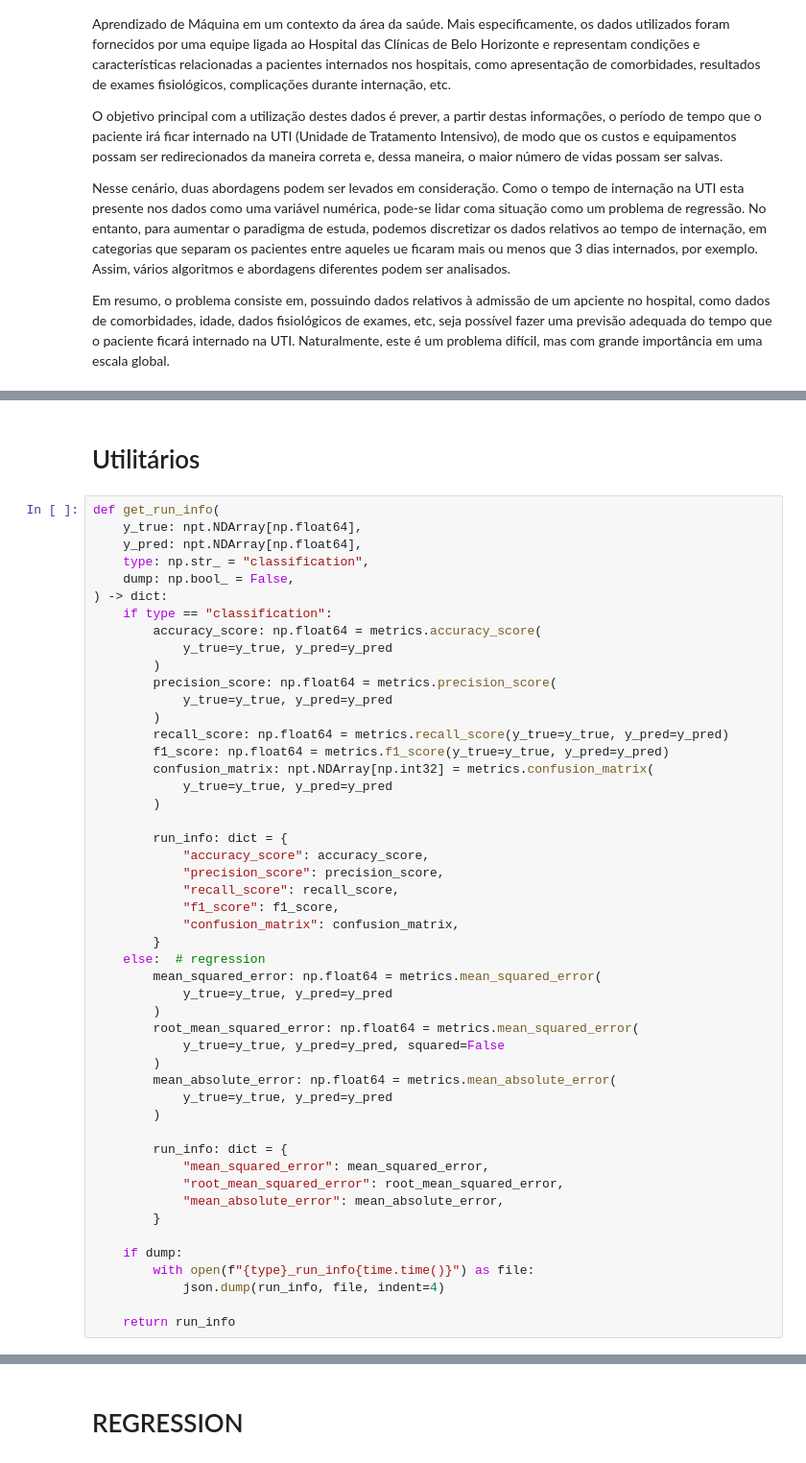
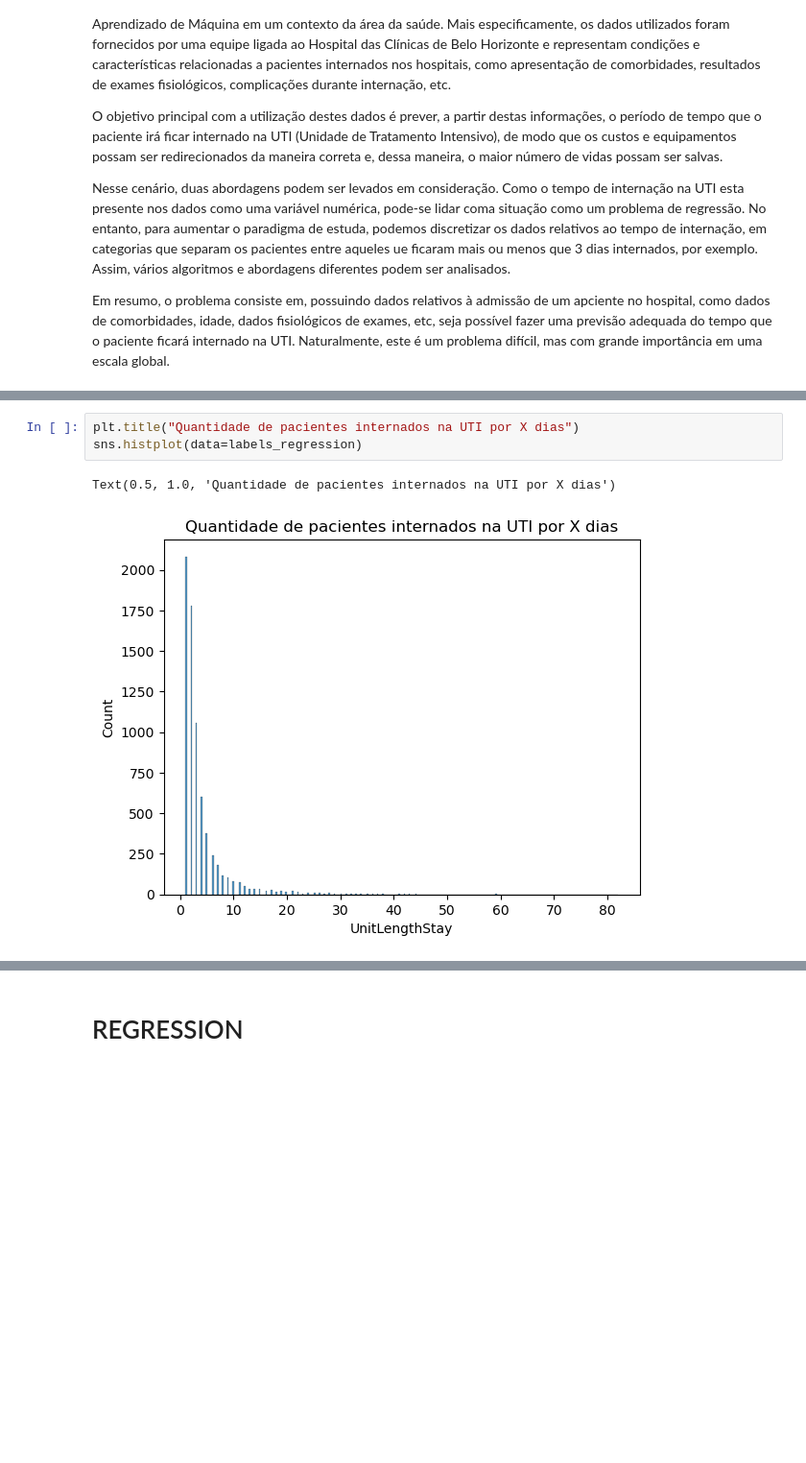
Before and after one commit to lframosferreira/ml-final-project, a Jupyter notebook: main.ipynb, the cells around one changed output, grey strips where cells are left out. Shown at 96% size. Drawn from its saved outputs; the diff is of its cells as text; blank space fills up the shorter version.

```diff
--- a/main.ipynb
+++ b/main.ipynb
@@ -92,51 +169,6 @@ plt.hist(labels_regression)
-# %% [markdown]
-# Utilitários
-# %%
-def get_run_info(
-    y_true: npt.NDArray[np.float64],
-    y_pred: npt.NDArray[np.float64],
-    type: np.str_ = "classification",
-    dump: np.bool_ = False,
-) -> dict:
-    if type == "classification":
-        accuracy_score: np.float64 = metrics.accuracy_score(
-            y_true=y_true, y_pred=y_pred
-        )
-        precision_score: np.float64 = metrics.precision_score(
-            y_true=y_true, y_pred=y_pred
-        )
-        recall_score: np.float64 = metrics.recall_score(y_true=y_true, y_pred=y_pred)
-        f1_score: np.float64 = metrics.f1_score(y_true=y_true, y_pred=y_pred)
-        confusion_matrix: npt.NDArray[np.int32] = metrics.confusion_matrix(
-            y_true=y_true, y_pred=y_pred
-        )
-
-        run_info: dict = {
-            "accuracy_score": accuracy_score,
-            "precision_score": precision_score,
-            "recall_score": recall_score,
-            "f1_score": f1_score,
-            "confusion_matrix": confusion_matrix,
-        }
-    else:  # regression
-        mean_squared_error: np.float64 = metrics.mean_squared_error(
-            y_true=y_true, y_pred=y_pred
-        )
-        root_mean_squared_error: np.float64 = metrics.mean_squared_error(
-            y_true=y_true, y_pred=y_pred, squared=False
-        )
-        mean_absolute_error: np.float64 = metrics.mean_absolute_error(
-            y_true=y_true, y_pred=y_pred
-        )
-
-        run_info: dict = {
-            "mean_squared_error": mean_squared_error,
-            "root_mean_squared_error": root_mean_squared_error,
-            "mean_absolute_error": mean_absolute_error,
-        }
-
-    if dump:
-        with open(f"{type}_run_info{time.time()}") as file:
-            json.dump(run_info, file, indent=4)
-
-    return run_info
+# %%
+plt.title("Quantidade de pacientes internados na UTI por X dias")
+sns.histplot(data=labels_regression)
+# %% [output]
+Text(0.5, 1.0, 'Quantidade de pacientes internados na UTI por X dias')
+[figure, added]
```
Also changed, not shown: parts of 25 cells of this notebook.
